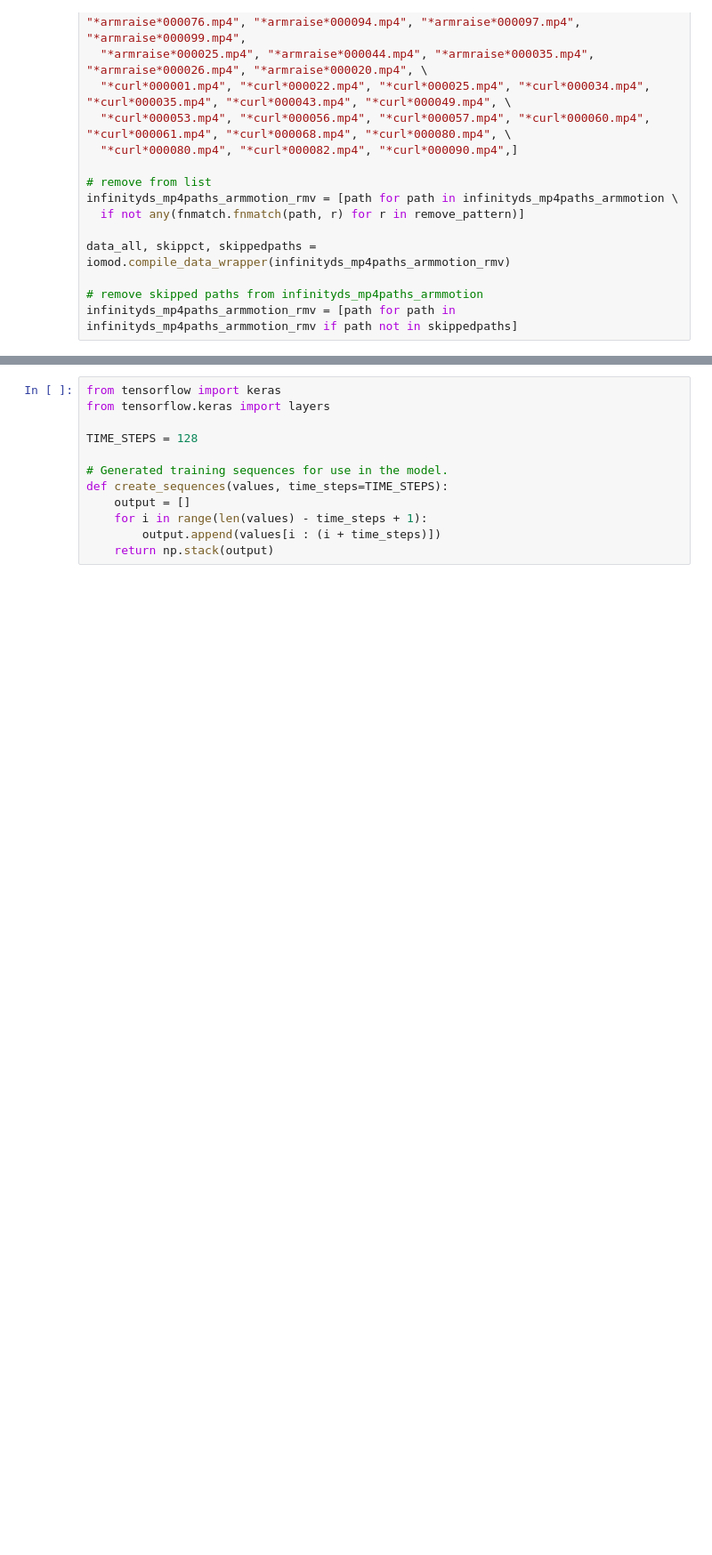
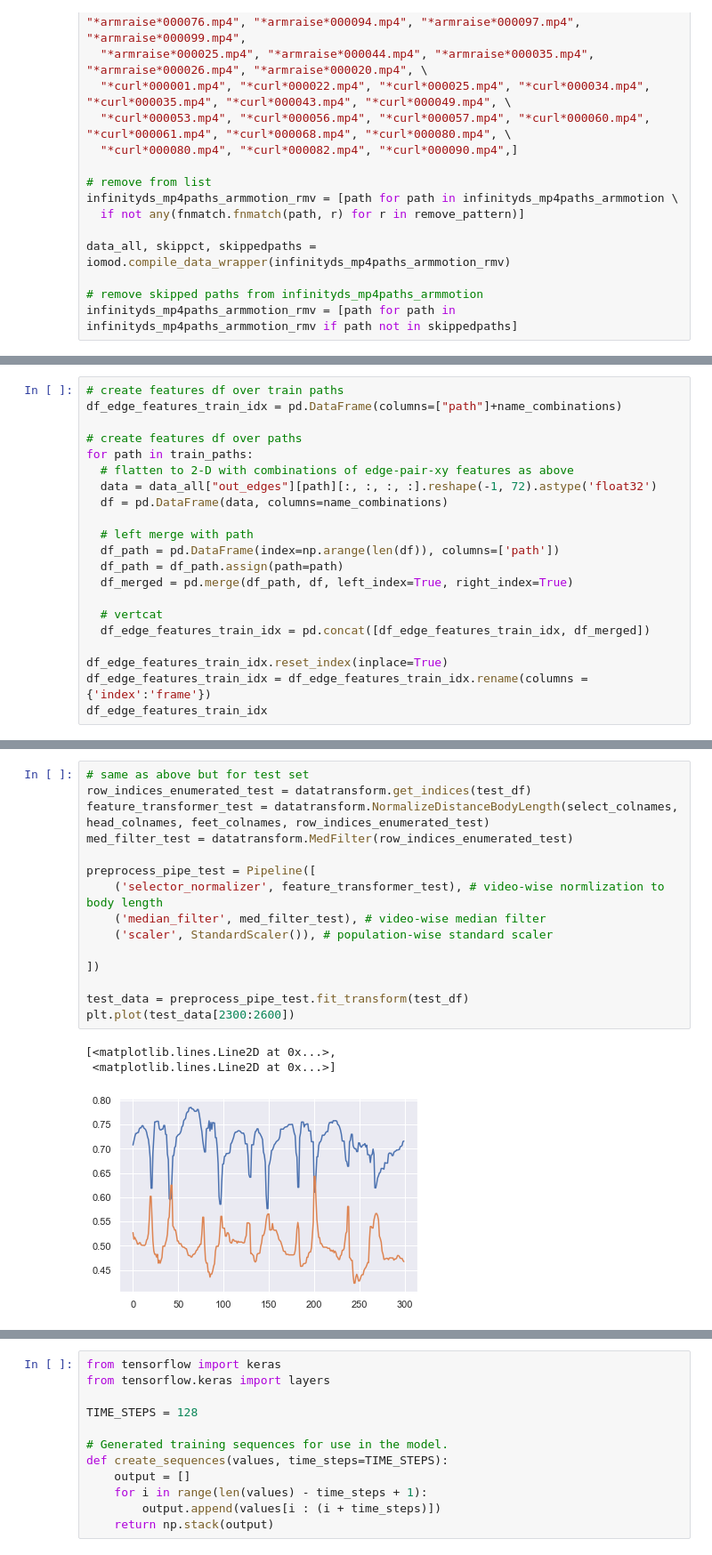
Before and after one commit to donw7/human_motion_analysis, a Jupyter notebook: notebooks/train_temporal_conv_enc-dec.ipynb, the cells around one changed output, grey strips where cells are left out. Shown: that part at 89% size. Saved outputs shown, nothing was run; the diff lists cells and outputs as text; blank space fills up the shorter version.

```diff
--- a/notebooks/train_temporal_conv_enc-dec.ipynb
+++ b/notebooks/train_temporal_conv_enc-dec.ipynb
@@ -141,0 +151,21 @@ infinityds_mp4paths_armmotion_rmv = [path for path in infinityds_mp4paths_armmot
+# %%
+# create features df over train paths
+df_edge_features_train_idx = pd.DataFrame(columns=["path"]+name_combinations)
+
+# create features df over paths
+for path in train_paths:
+  # flatten to 2-D with combinations of edge-pair-xy features as above
+  data = data_all["out_edges"][path][:, :, :, :].reshape(-1, 72).astype('float32')
+  df = pd.DataFrame(data, columns=name_combinations)
+
+  # left merge with path
+  df_path = pd.DataFrame(index=np.arange(len(df)), columns=['path'])
+  df_path = df_path.assign(path=path)
+  df_merged = pd.merge(df_path, df, left_index=True, right_index=True)
+
+  # vertcat
+  df_edge_features_train_idx = pd.concat([df_edge_features_train_idx, df_merged])
+
+df_edge_features_train_idx.reset_index(inplace=True)
+df_edge_features_train_idx = df_edge_features_train_idx.rename(columns = {'index':'frame'})
+df_edge_features_train_idx
@@ -141,0 +266,19 @@ infinityds_mp4paths_armmotion_rmv = [path for path in infinityds_mp4paths_armmot
+# %%
+# same as above but for test set
+row_indices_enumerated_test = datatransform.get_indices(test_df)
+feature_transformer_test = datatransform.NormalizeDistanceBodyLength(select_colnames, head_colnames, feet_colnames, row_indices_enumerated_test)
+med_filter_test = datatransform.MedFilter(row_indices_enumerated_test)
+
+preprocess_pipe_test = Pipeline([
+    ('selector_normalizer', feature_transformer_test), # video-wise normlization to body length
+    ('median_filter', med_filter_test), # video-wise median filter
+    ('scaler', StandardScaler()), # population-wise standard scaler
+
+])
+
+test_data = preprocess_pipe_test.fit_transform(test_df)
+plt.plot(test_data[2300:2600])
+# %% [output]
+[<matplotlib.lines.Line2D at 0x...>,
+ <matplotlib.lines.Line2D at 0x...>]
+[figure, added]
```
Also changed, not shown: parts of 28 cells of this notebook, 3 other files.
